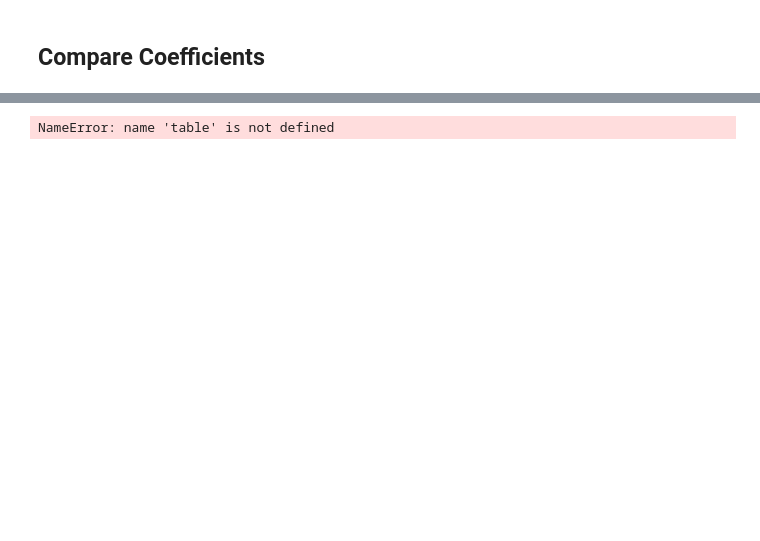
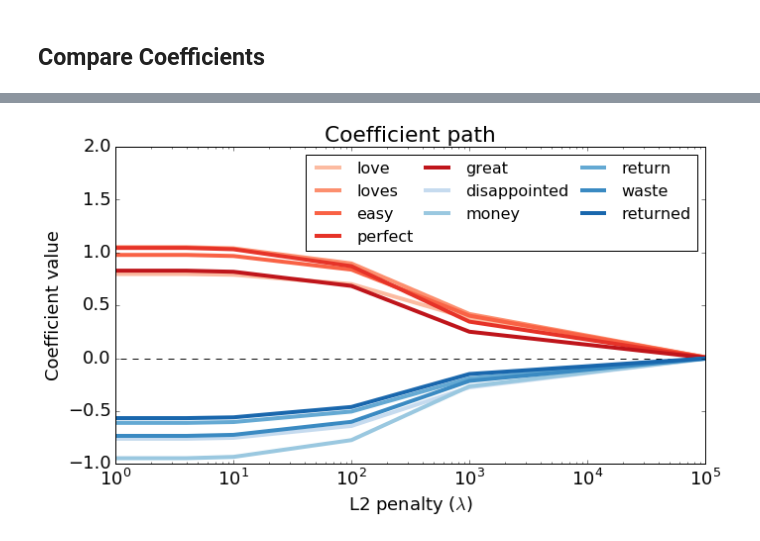
Before and after one commit to alofgreen/Machine-Learning-Specialization---Coursera, a Jupyter notebook: Classification/week 2 assignment 2.ipynb, the cells around one changed output, grey strips where cells are left out. Drawn from its saved outputs; the diff is of its cells as text; code cells hidden in the pictures; blank space fills up the shorter version.

```diff
--- a/Classification/week 2 assignment 2.ipynb
+++ b/Classification/week 2 assignment 2.ipynb
@@ -376,0 +316,18 @@ negative_words=sorted(word_coeff_tuples_lst[0], key=lambda x:x[1], reverse=False
+# %%
+words = ['(intercept)'] + important_words
+table = pd.DataFrame({'word': words,
+                      'Coefficients [L2=0]': coefficients_0_penalty,
+                      'Coefficients [L2=4]': coefficients_4_penalty,
+                      'Coefficiants [L2=10]': coefficients_10_penalty,
+                      'Coefficients [L2=1e2]': coefficients_1e2_penalty,
+                      'Coefficients [L2=1e3]': coefficients_1e3_penalty,
+                      'Coefficients [L2=1e5]': coefficients_1e5_penalty})
+table = table[['word',
+      'Coefficients [L2=0]',
+      'Coefficients [L2=4]',
+      'Coefficiants [L2=10]',
+      'Coefficients [L2=1e2]',
+      'Coefficients [L2=1e3]',
+      'Coefficients [L2=1e5]']]
+
+table.head()
@@ -376,0 +341,5 @@ negative_words=sorted(word_coeff_tuples_lst[0], key=lambda x:x[1], reverse=False
+# %%
+L2_df = table[['Coefficients [L2=0]','word']]
+# %%
+positive_words=list(L2_df.sort_values(by='Coefficients [L2=0]',ascending=False)[0:5]['word'])
+positive_words
@@ -376,0 +348,3 @@ negative_words=sorted(word_coeff_tuples_lst[0], key=lambda x:x[1], reverse=False
+# %%
+negative_words=list(L2_df.sort_values(by='Coefficients [L2=0]', ascending=True)[0:5]['word'])
+negative_words
@@ -384,33 +369,33 @@ def make_coefficient_plot(table, positive_words, negative_words, l2_penalty_list
     cmap_negative = plt.get_cmap('Blues')
 
     xx = l2_penalty_list
     plt.plot(xx, [0.]*len(xx), '--', lw=1, color='k')
 
     table_positive_words = table[table['word'].isin(positive_words)]
     table_negative_words = table[table['word'].isin(negative_words)]
     del table_positive_words['word']
     del table_negative_words['word']
 
-    for i in xrange(len(positive_words)):
+    for i in range(len(positive_words)):
         color = cmap_positive(0.8*((i+1)/(len(positive_words)*1.2)+0.15))
         plt.plot(xx, table_positive_words[i:i+1].as_matrix().flatten(),
                  '-', label=positive_words[i], linewidth=4.0, color=color)
 
-    for i in xrange(len(negative_words)):
+    for i in range(len(negative_words)):
         color = cmap_negative(0.8*((i+1)/(len(negative_words)*1.2)+0.15))
         plt.plot(xx, table_negative_words[i:i+1].as_matrix().flatten(),
                  '-', label=negative_words[i], linewidth=4.0, color=color)
 
     plt.legend(loc='best', ncol=3, prop={'size':16}, columnspacing=0.5)
     plt.axis([1, 1e5, -1, 2])
     plt.title('Coefficient path')
     plt.xlabel('L2 penalty ($\lambda$)')
     plt.ylabel('Coefficient value')
     plt.xscale('log')
     plt.rcParams.update({'font.size': 18})
     plt.tight_layout()
 
 
 make_coefficient_plot(table, positive_words, negative_words, l2_penalty_list=[0, 4, 10, 1e2, 1e3, 1e5])
 # %% [output]
-NameError: name 'table' is not defined
+[figure, added]
```
Also changed, not shown: parts of 38 cells of this notebook.
